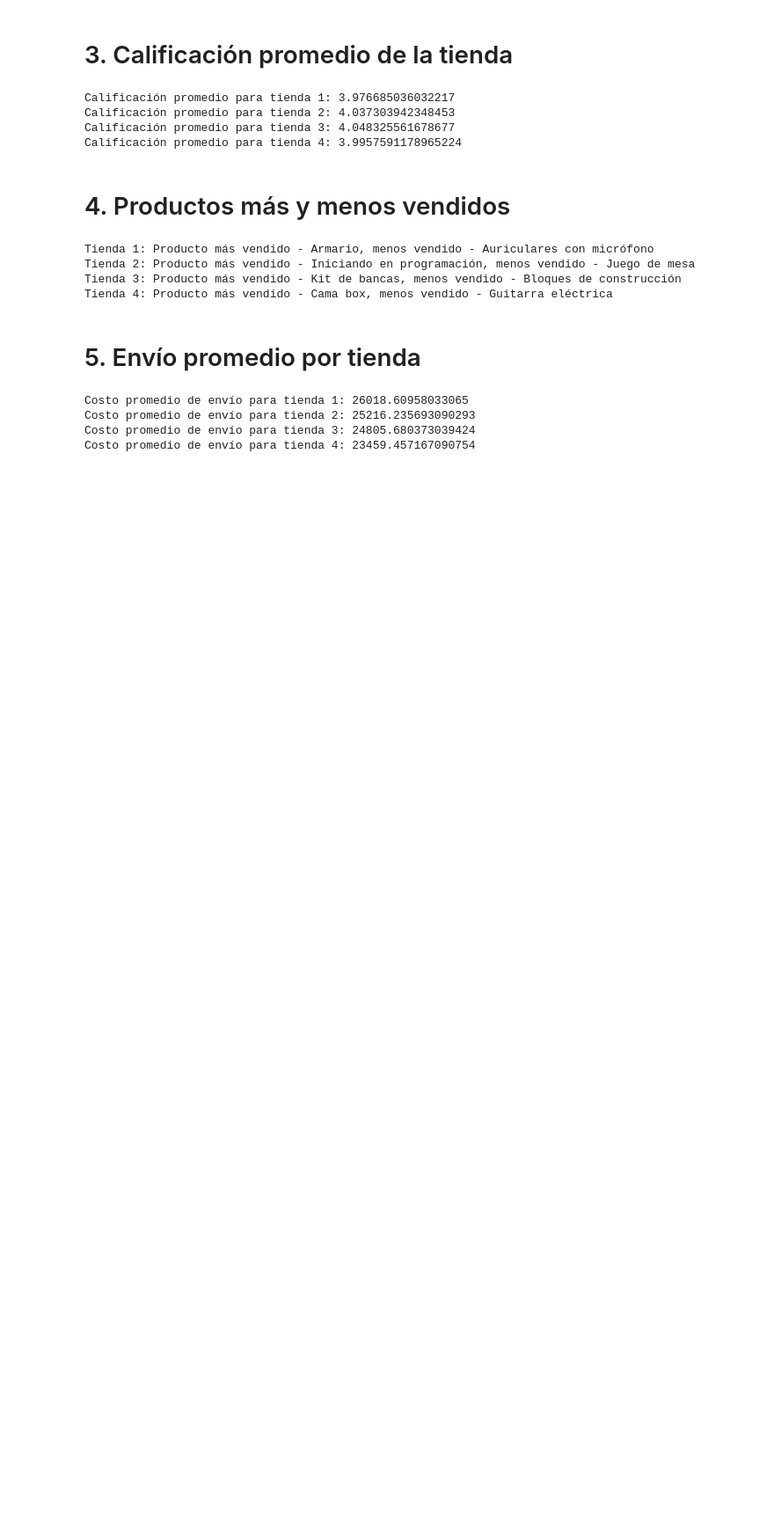
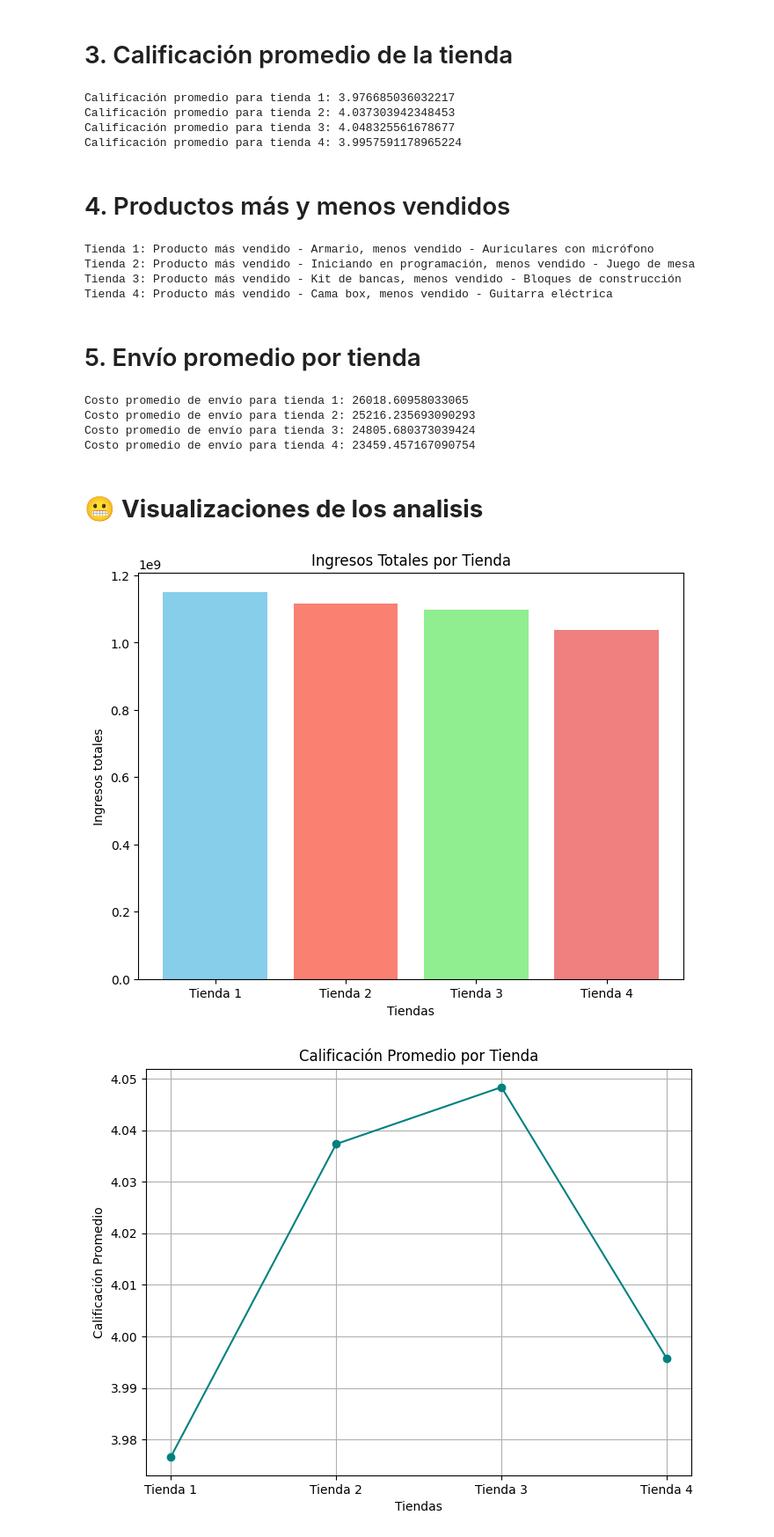
Before and after one commit to jpeacorea/challenge-data-science, a Jupyter notebook: AluraStoreLatam.ipynb, the cells around one changed output. Shown: that part at 88% size. Cells and saved outputs as stored; diff of their text form; code cells hidden in the pictures; blank space fills up the shorter version.

```diff
--- a/AluraStoreLatam.ipynb
+++ b/AluraStoreLatam.ipynb
@@ -146,3 +145,44 @@ Costo promedio de envío para tienda 1: 26018.60958033065
 Costo promedio de envío para tienda 2: 25216.235693090293
 Costo promedio de envío para tienda 3: 24805.680373039424
 Costo promedio de envío para tienda 4: 23459.457167090754
+# %% [markdown]
+# 😬 **Visualizaciones de los analisis**
+# %%
+# Genera 3 graficos, de barras, de dispersion, de linesas, de todos los analisis anteriores
+
+# Ingresos totales por tienda
+ingresos = [total_ingresos_tienda1, total_ingresos_tienda2, total_ingresos_tienda3, total_ingresos_tienda4]
+tiendas = ['Tienda 1', 'Tienda 2', 'Tienda 3', 'Tienda 4']
+
+plt.figure(figsize=(8, 6))
+plt.bar(tiendas, ingresos, color=['skyblue', 'salmon', 'lightgreen', 'lightcoral'])
+plt.xlabel('Tiendas')
+plt.ylabel('Ingresos totales')
+plt.title('Ingresos Totales por Tienda')
+plt.show()
+
+
+# Calificaciones promedio por tienda
+calificaciones = [promedio_calificacion_tienda1, promedio_calificacion_tienda2, promedio_calificacion_tienda3, promedio_calificacion_tienda4]
+
+plt.figure(figsize=(8, 6))
+plt.plot(tiendas, calificaciones, marker='o', linestyle='-', color='teal')
+plt.xlabel('Tiendas')
+plt.ylabel('Calificación Promedio')
+plt.title('Calificación Promedio por Tienda')
+plt.grid(True)
+plt.show()
+
+
+# Costo promedio de envío por tienda
+costos_envio = [costo_promedio_envio_tienda1, costo_promedio_envio_tienda2, costo_promedio_envio_tienda3, costo_promedio_envio_tienda4]
+
+plt.figure(figsize=(8, 6))
+plt.scatter(tiendas, costos_envio, color='purple', s=100)  # s controla el tamaño de los puntos
+plt.xlabel('Tiendas')
+plt.ylabel('Costo Promedio de Envío')
+plt.title('Costo Promedio de Envío por Tienda')
+plt.show()
+# %% [output]
+[figure, added]
+[figure, added]
```
Also changed, not shown: parts of 2 cells of this notebook.
